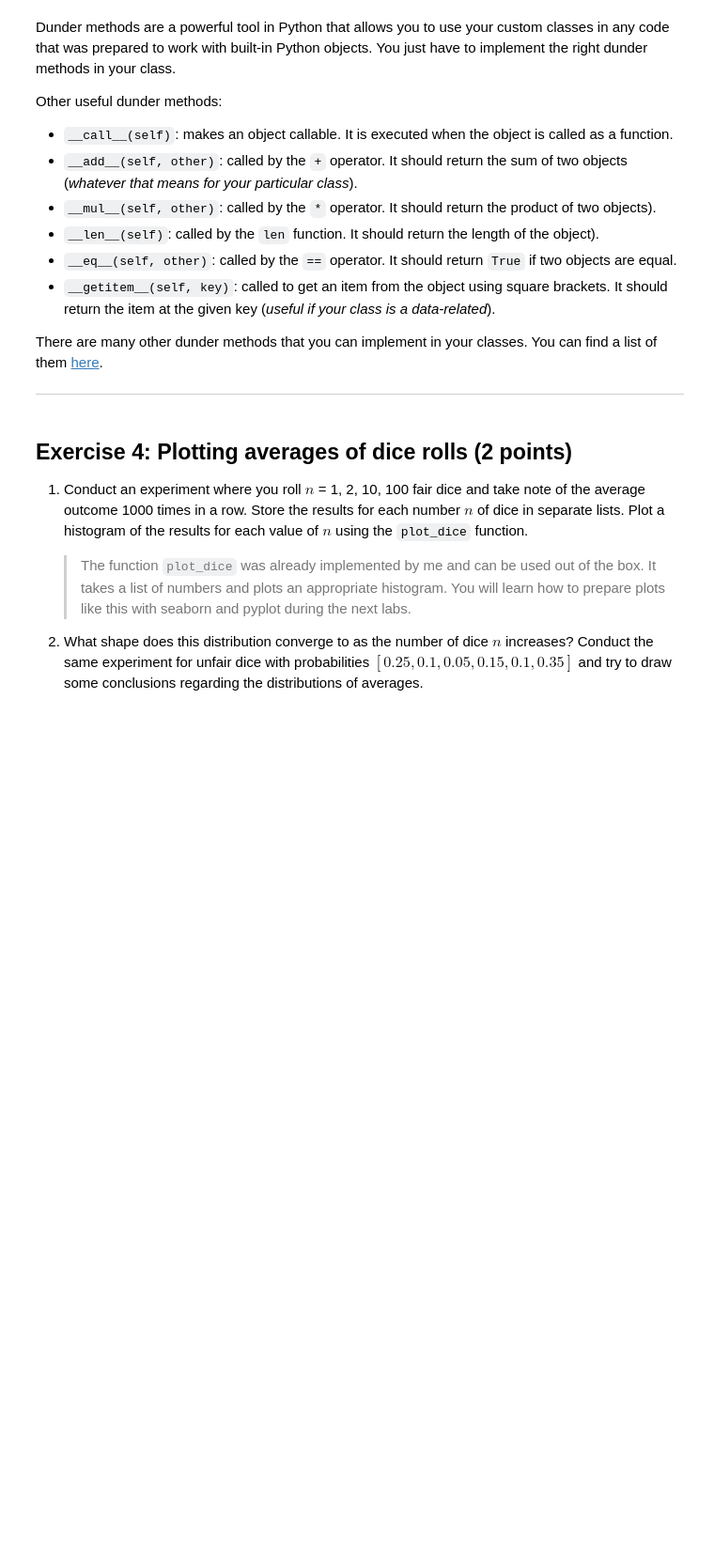
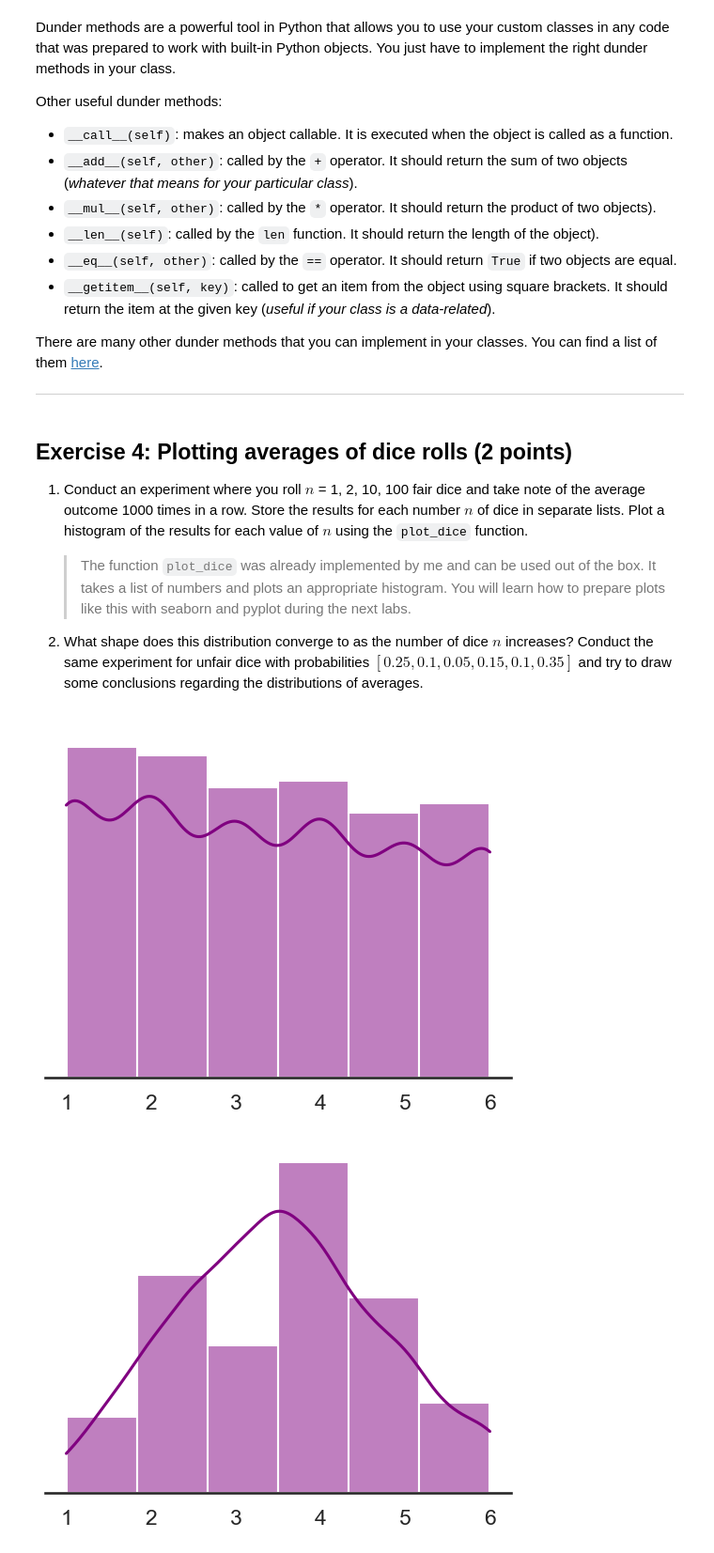
Before and after one commit to pegas036/pum-25, a Jupyter notebook: lab1.ipynb, the cells around one changed output. Shown at 94% size. Saved outputs shown, nothing was run; the diff lists cells and outputs as text; code cells hidden in the pictures; blank space fills up the shorter version.

```diff
--- a/lab1.ipynb
+++ b/lab1.ipynb
@@ -290,20 +294,20 @@ You can create the `__init__` method to take the `probs` parameter and save it t
 The class should implement the following methods:
 - `roll(self, n) -> int`: simulates rolling $n$ identical dice and returns the results as a list of integers.
 - `get_average(self, n) -> float`: returns the mean result of rolling $n$ dice.
-# %%
-import random
-class UnfairDie:
-
-    def __init__(self, probs):
-        self.probs = probs
-        self.faces = [1, 2, 3, 4, 5, 6]
-
-
-    def roll(self, n: int) -> list[int]:
-        return random.choices(self.faces, weights=self.probs, k=n)
-
-    def get_average(self, n: int) -> float:
-        return sum(random.choices(self.faces, self.probs, k=n)) / n
+# %%
+import random
+class UnfairDie:
+
+    def __init__(self, probs):
+        self.probs = probs
+        self.faces = [1, 2, 3, 4, 5, 6]
+
+
+    def roll(self, n: int) -> list[int]:
+        return random.choices(self.faces, weights=self.probs, k=n)
+
+    def get_average(self, n: int) -> float:
+        return sum(self.roll(n)) / n
 # %%
 # test your implementation
 import random
@@ -374,4 +412,15 @@ averages_100 = ...
 # %%
 from helpers.plotting import plot_hist
 
 plot_hist(averages_1) # plot histogram of averages for n=1 dice
+plot_hist(averages_2) # plot histogram of averages for n=2 dice
+plot_hist(averages_10) # plot histogram of averages for n=10 dice
+plot_hist(averages_100) # plot histogram of averages for n=2 dice
+
+plot_hist(unfair_averages_1) # plot histogram of averages for n=1 unfair dice
+plot_hist(unfair_averages_2) # plot histogram of averages for n=2 unfair dice
+plot_hist(unfair_averages_10) # plot histogram of averages for n=10 unfair dice
+plot_hist(unfair_averages_100) # plot histogram of averages for n=100 unfair dice
+# %% [output]
+[figure, added]
+[figure, added]
```
Also changed, not shown: parts of 7 cells of this notebook.
